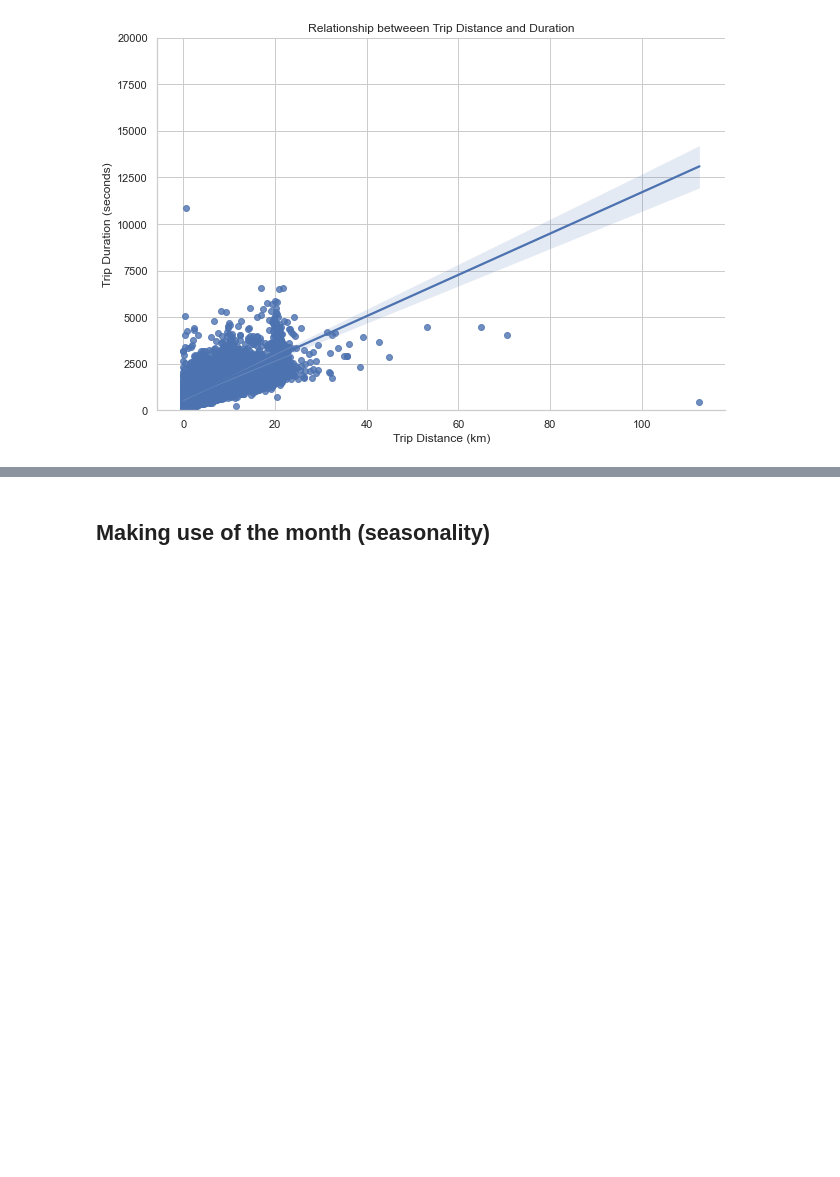
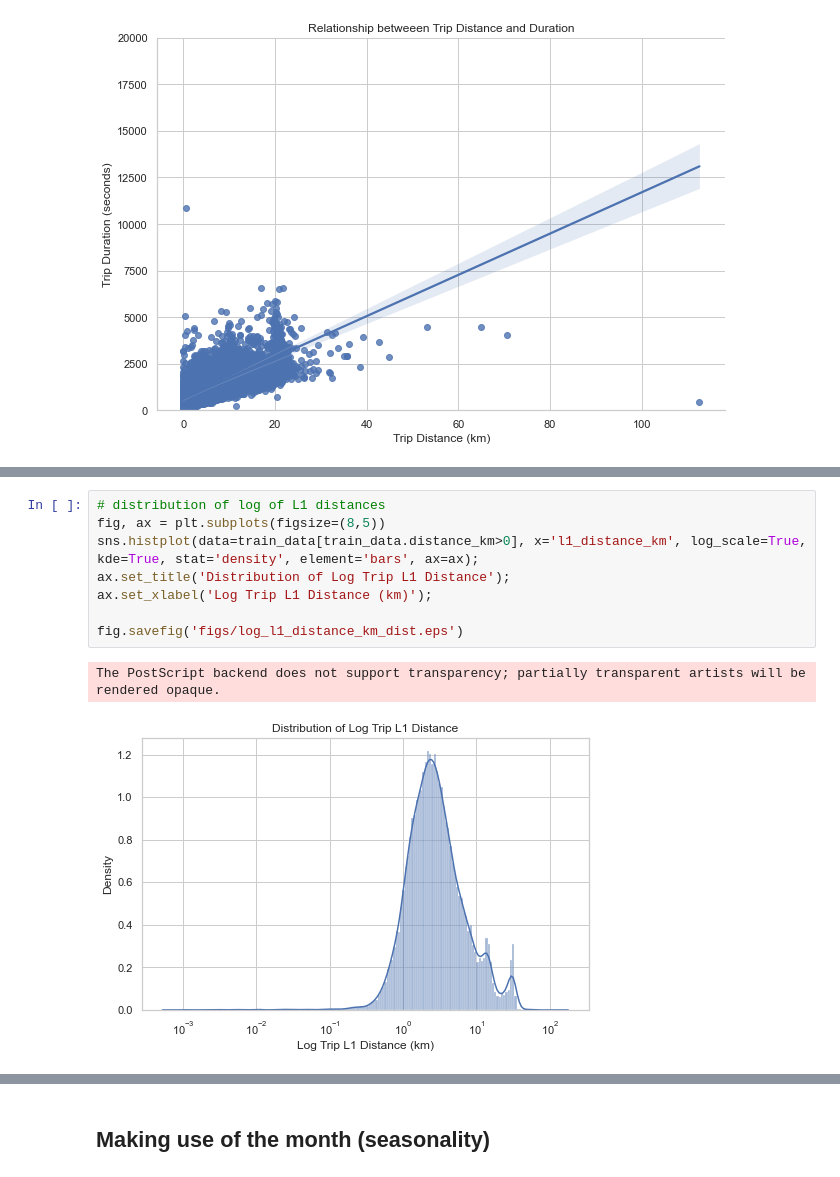
Before and after one commit to Awni00/NYC-Taxi, a Jupyter notebook: EDA.ipynb, the cells around one changed output, grey strips where cells are left out. Saved outputs shown, nothing was run; the diff lists cells and outputs as text; blank space fills up the shorter version.

```diff
--- a/EDA.ipynb
+++ b/EDA.ipynb
@@ -192,0 +250,11 @@ distdurplot.fig
+# %%
+# distribution of log of L1 distances
+fig, ax = plt.subplots(figsize=(8,5))
+sns.histplot(data=train_data[train_data.distance_km>0], x='l1_distance_km', log_scale=True, kde=True, stat='density', element='bars', ax=ax);
+ax.set_title('Distribution of Log Trip L1 Distance');
+ax.set_xlabel('Log Trip L1 Distance (km)');
+
+fig.savefig('figs/log_l1_distance_km_dist.eps')
+# %% [output]
+The PostScript backend does not support transparency; partially transparent artists will be rendered opaque.
+[figure, added]
```
Also changed, not shown: parts of 7 cells of this notebook.
